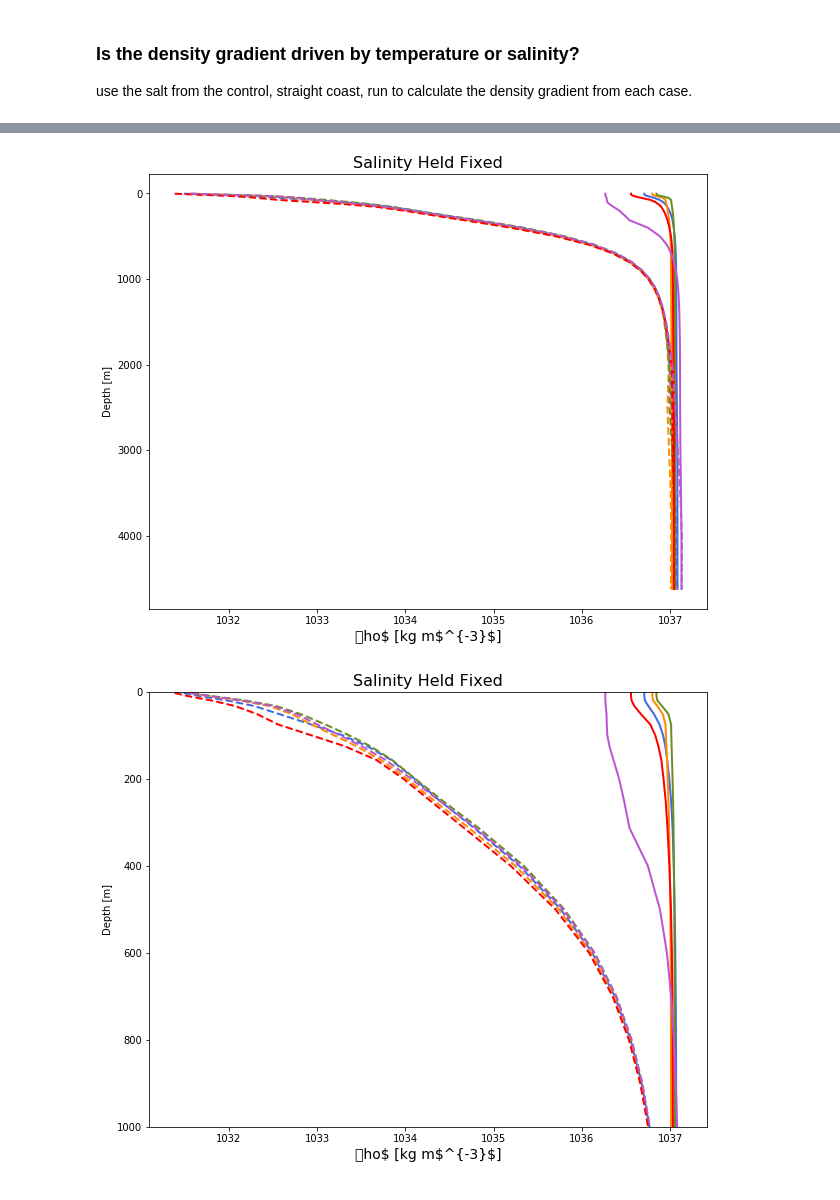
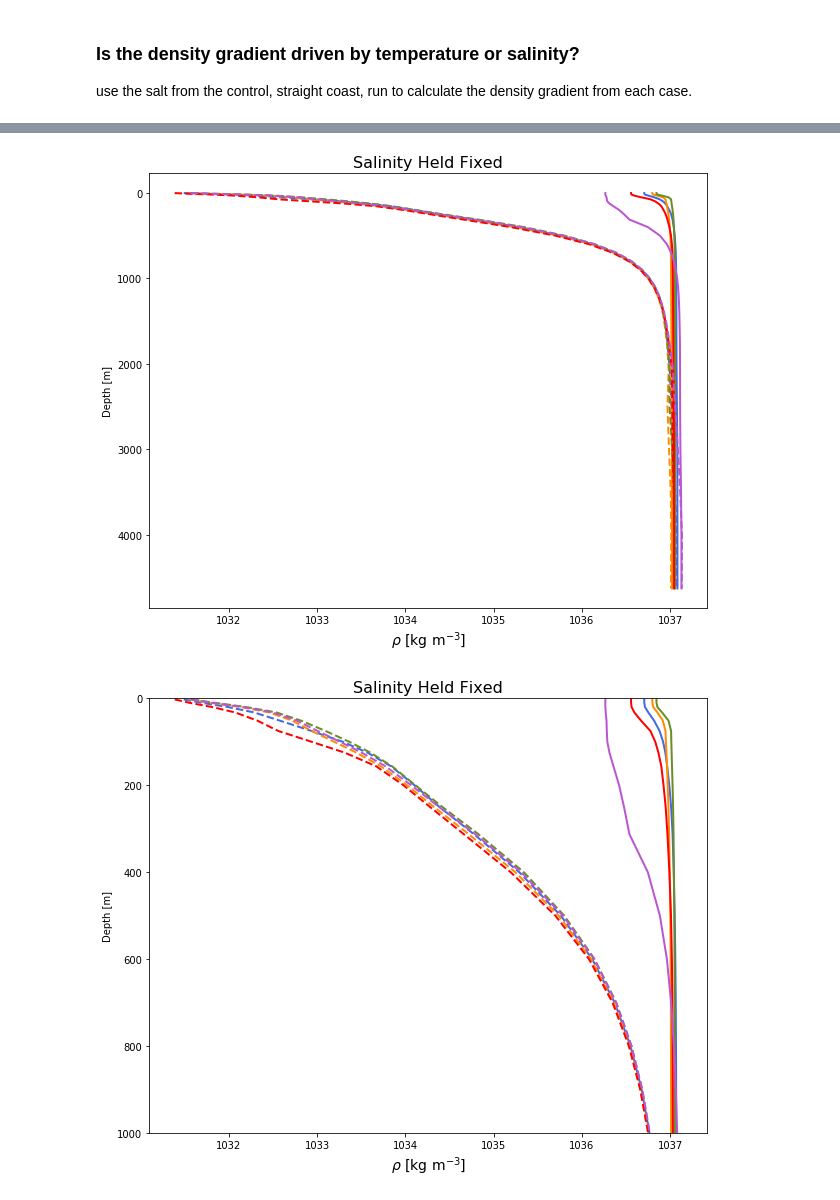
Before and after one commit to s-ragen/AQUA_CODE, a Jupyter notebook: scalings_wright_eos.ipynb, the cells around one changed output, grey strips where cells are left out. Cells and saved outputs as stored; diff of their text form; code cells hidden in the pictures.

```diff
--- a/scalings_wright_eos.ipynb
+++ b/scalings_wright_eos.ipynb
@@ -1272,7 +1256,7 @@ ax.plot(rho_south_wide.mean(dim='yh').mean(dim='xh'), rho_south_wide.zl,
         color='mediumorchid', linewidth=2, linestyle='dashed', label='{} South'.format(case_wide))
 
 plt.gca().invert_yaxis()
-plt.xlabel('\rho$ [kg m$^{-3}$]', fontsize=14)
+plt.xlabel(r'$\rho$ [kg m$^{-3}$]', fontsize=14)
 plt.ylabel('Depth [m]')
 plt.title('Salinity Held Fixed', fontsize=16)
 plt.show()
@@ -1284,33 +1268,33 @@ ax.plot(rho_north_straight.mean(dim='yh').mean(dim='xh'), rho_north_straight.zl,
 ax.plot(rho_south_straight.mean(dim='yh').mean(dim='xh'), rho_north_straight.zl,
         color='royalblue', linewidth=2, linestyle='dashed', label='{} South'.format(case_straight))
 
 ax.plot(rho_north_both.mean(dim='yh').mean(dim='xh'), rho_north_both.zl,
         color='darkorange', linewidth=2, label='{} North'.format(case_both))
 ax.plot(rho_south_both.mean(dim='yh').mean(dim='xh'), rho_south_both.zl,
         color='darkorange', linewidth=2, linestyle='dashed', label='{} South'.format(case_both))
 
 ax.plot(rho_north_am.mean(dim='yh').mean(dim='xh'), rho_north_am.zl,
         color='olivedrab', linewidth=2, label='{} North'.format(case_am))
 ax.plot(rho_south_am.mean(dim='yh').mean(dim='xh'), rho_south_am.zl,
         color='olivedrab', linewidth=2, linestyle='dashed', label='{} South'.format(case_am))
 
 ax.plot(rho_north_af.mean(dim='yh').mean(dim='xh'), rho_north_af.zl,
         color='r', linewidth=2, label='{} North'.format(case_af))
 ax.plot(rho_south_af.mean(dim='yh').mean(dim='xh'), rho_north_af.zl,
         color='r', linewidth=2, linestyle='dashed', label='{} South'.format(case_af))
 
 ax.plot(rho_north_wide.mean(dim='yh').mean(dim='xh'), rho_north_wide.zl,
         color='mediumorchid', linewidth=2, label='{} North'.format(case_wide))
 ax.plot(rho_south_wide.mean(dim='yh').mean(dim='xh'), rho_south_wide.zl,
         color='mediumorchid', linewidth=2, linestyle='dashed', label='{} South'.format(case_wide))
 
 plt.ylim([0,1000])
 plt.gca().invert_yaxis()
-plt.xlabel('\rho$ [kg m$^{-3}$]', fontsize=14)
+plt.xlabel(r'$\rho$ [kg m$^{-3}$]', fontsize=14)
 plt.ylabel('Depth [m]')
 plt.title('Salinity Held Fixed', fontsize=16)
 plt.show()
 # %% [output]
 [figure]
-[figure, old version]
+[figure, new version]
-[figure, old version]
+[figure, new version]
```
Also changed, not shown: parts of 4 cells of this notebook, 1 other file.
